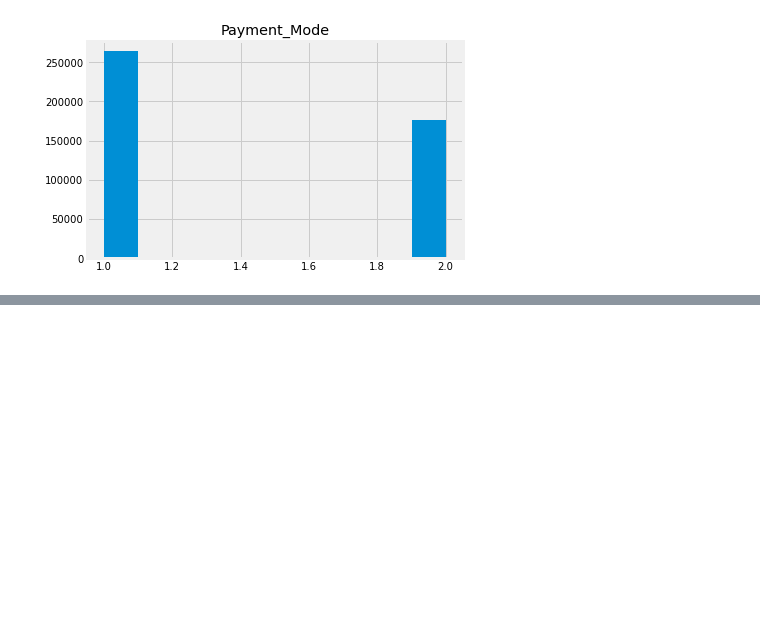
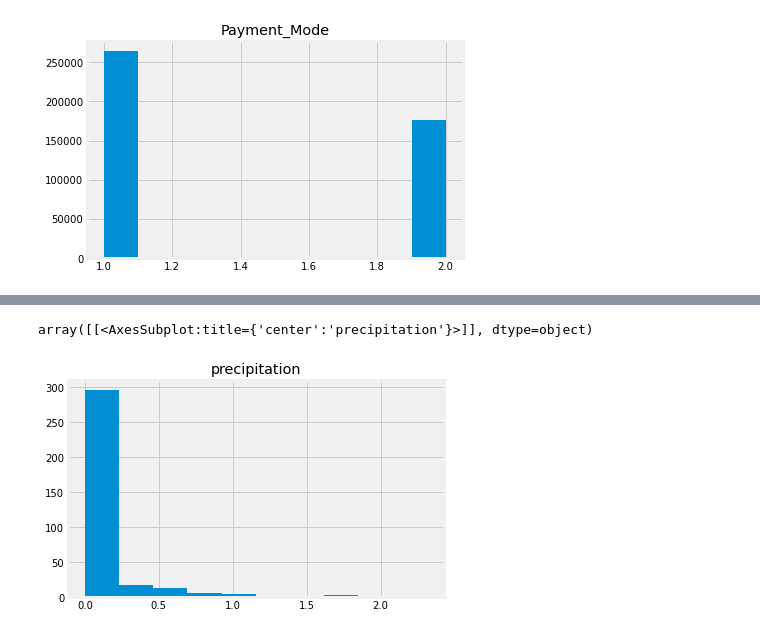
Before and after one commit to DataDaimon/DataGlacier, a Jupyter notebook: Week 02/Jupyter/Week 02 EDA.ipynb, the cells around one changed output, grey strips where cells are left out. Cells and saved outputs as stored; diff of their text form; code cells hidden in the pictures; blank space fills up the shorter version.

```diff
--- a/Week 02/Jupyter/Week 02 EDA.ipynb
+++ b/Week 02/Jupyter/Week 02 EDA.ipynb
@@ -523,0 +675,5 @@ sns.boxplot(x="Payment_Mode",data=transaction_id)
+# %%
+nyc_weather[["precipitation"]].hist()
+# %% [output]
+array([[<AxesSubplot:title={'center':'precipitation'}>]], dtype=object)
+[figure, added]
```
Also changed, not shown: parts of 52 cells of this notebook, 2 other files.
